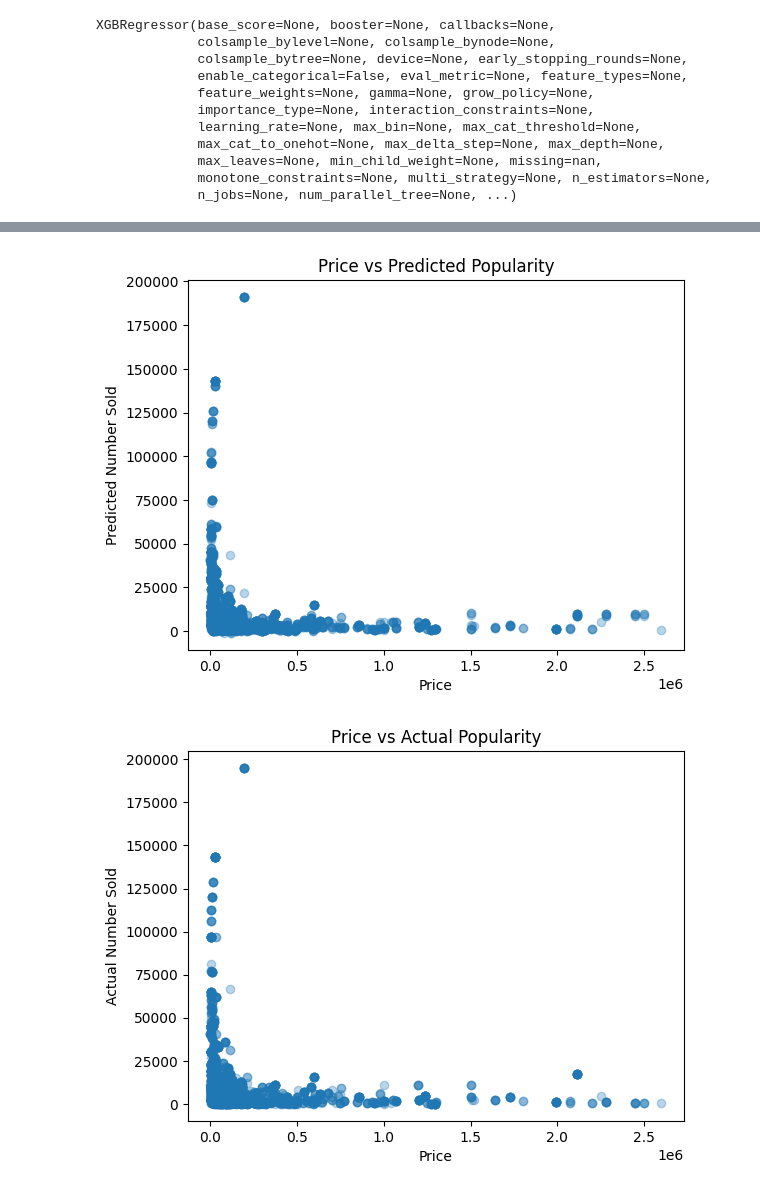
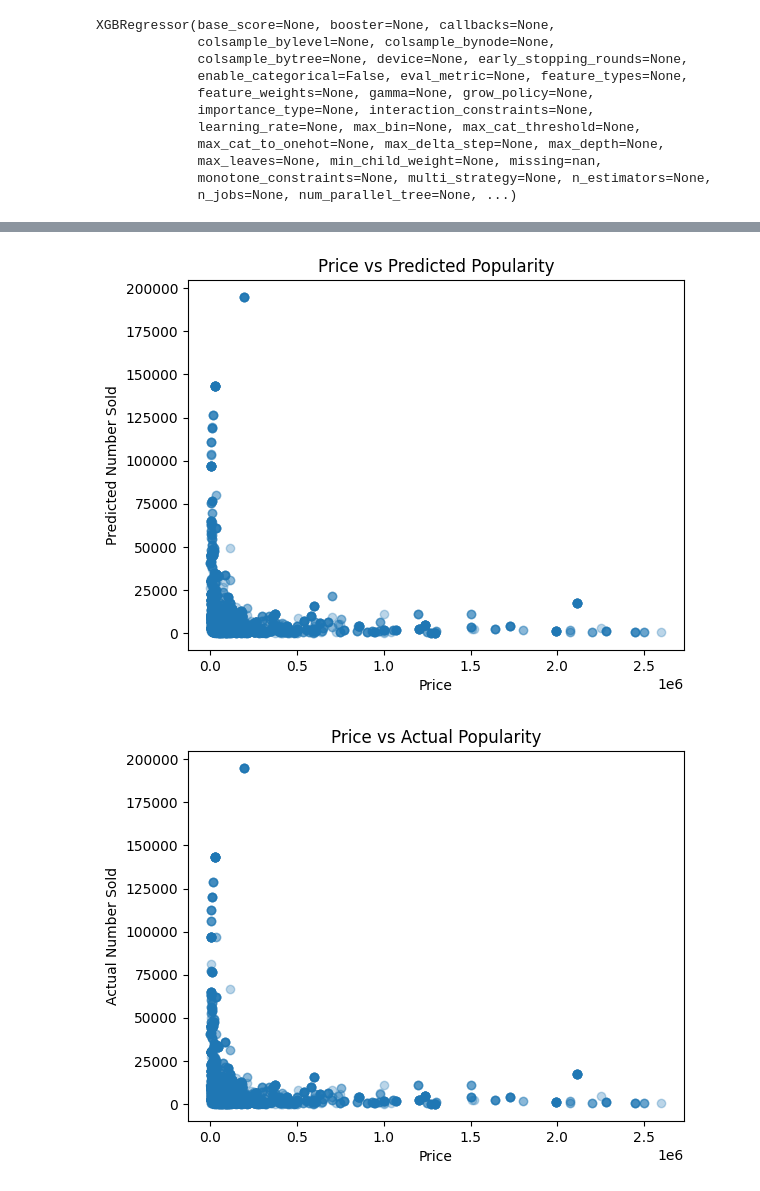
Before and after one commit to Barrizzz/Data-Science-ML, a Jupyter notebook: MLTesting.ipynb, the cells around one changed output, grey strips where cells are left out. Drawn from its saved outputs; the diff is of its cells as text; code cells hidden in the pictures.

```diff
--- a/MLTesting.ipynb
+++ b/MLTesting.ipynb
@@ -27,7 +27,8 @@ data.head()
 | 3 | computers and laptops | ADAPTOR CHARGER MONITOR LCD LED T... | jakarta timur | 55000 | 4.7 | 2030 | 672 | bagus sesuai harapan penjual nya ... | ... |
 | 4 | computers and laptops | ADAPTOR CHARGER MONITOR LCD LED T... | jakarta timur | 55000 | 4.7 | 2030 | 672 | Barang Bagus, pengemasan Aman, da... | ... |
 # %%
-x = data[["price","overall rating","sentiment","salary"]]
+x = data[["price","overall rating","sentiment","total review","salary"]]
+# x = data[["total review"]] # This feature alone has the highest correlation with the label
 y = data["number sold"]
 
 print("x shape:", x.shape)
@@ -130,13 +131,13 @@ plot_actual_vs_predicted(y_test, pred_xgb, "XGBoost Regressor")
 # %%
 # Finding the optimal price ranges using the dataset, by plotting the prices vs predicted number sold
-data["predicted sold"] = XGB.predict(x)
+data["predicted sold"] = RFR.predict(x)
 plt.scatter(data["price"], data["predicted sold"], alpha=0.3)
 plt.xlabel("Price")
 plt.ylabel("Predicted Number Sold")
 plt.title("Price vs Predicted Popularity")
 plt.show()
 # %% [output]
-[figure, old version]
+[figure, new version]
 # %%
 plt.scatter(data["price"], data["number sold"], alpha=0.3)
 plt.xlabel("Price")
```
Also changed, not shown: parts of 11 cells of this notebook.
